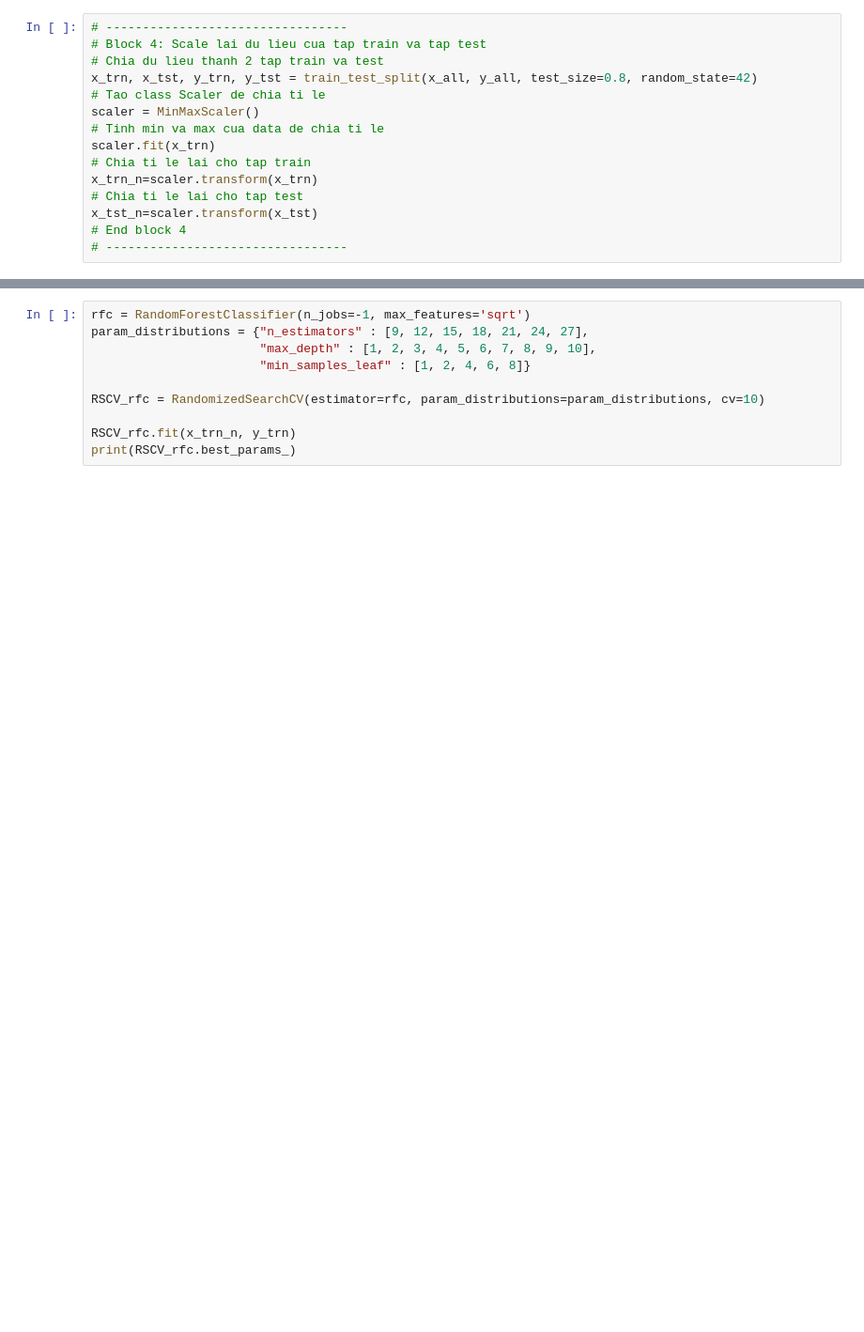
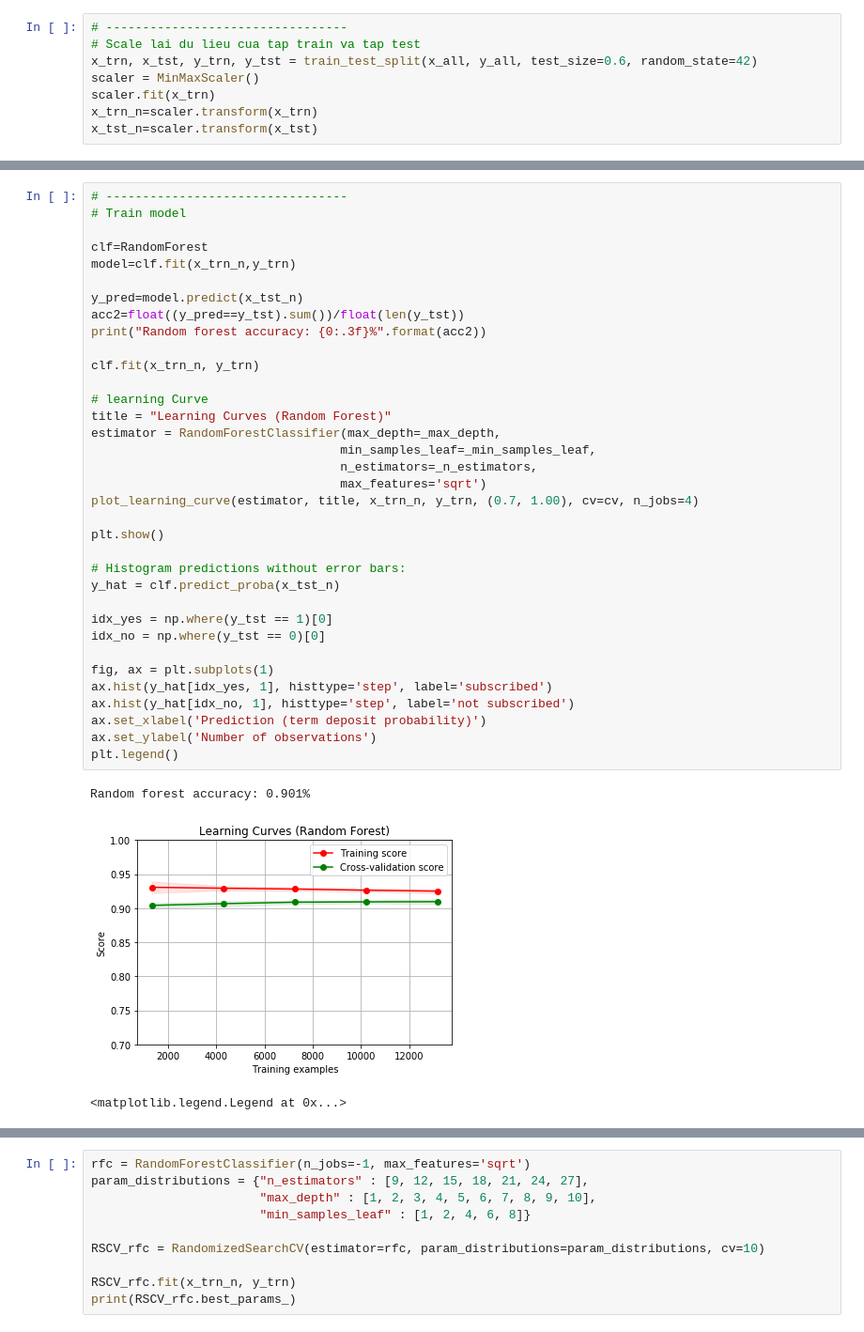
Before and after one commit to LampardNguyen234/skitlearn.randomforest, a Jupyter notebook: book.ipynb, the cells around one changed output, grey strips where cells are left out. Shown: that part at 94% size. Drawn from its saved outputs; the diff is of its cells as text; blank space fills up the shorter version.

```diff
--- a/book.ipynb
+++ b/book.ipynb
@@ -73,15 +70,8 @@ y_all=df1['y_yes']
 # %%
 # ---------------------------------
-# Block 4: Scale lai du lieu cua tap train va tap test
-# Chia du lieu thanh 2 tap train va test
-x_trn, x_tst, y_trn, y_tst = train_test_split(x_all, y_all, test_size=0.8, random_state=42)
-# Tao class Scaler de chia ti le
+# Scale lai du lieu cua tap train va tap test
+x_trn, x_tst, y_trn, y_tst = train_test_split(x_all, y_all, test_size=0.6, random_state=42)
 scaler = MinMaxScaler()
-# Tinh min va max cua data de chia ti le
 scaler.fit(x_trn)
-# Chia ti le lai cho tap train
 x_trn_n=scaler.transform(x_trn)
-# Chia ti le lai cho tap test
 x_tst_n=scaler.transform(x_tst)
-# End block 4
-# ---------------------------------
@@ -128,0 +78,39 @@ Top 10 important variables:
+# %%
+# ---------------------------------
+# Train model
+
+clf=RandomForest
+model=clf.fit(x_trn_n,y_trn)
+
+y_pred=model.predict(x_tst_n)
+acc2=float((y_pred==y_tst).sum())/float(len(y_tst))
+print("Random forest accuracy: {0:.3f}%".format(acc2))
+
+clf.fit(x_trn_n, y_trn)
+
+# learning Curve
+title = "Learning Curves (Random Forest)"
+estimator = RandomForestClassifier(max_depth=_max_depth,
+                                  min_samples_leaf=_min_samples_leaf,
+                                  n_estimators=_n_estimators,
+                                  max_features='sqrt')
+plot_learning_curve(estimator, title, x_trn_n, y_trn, (0.7, 1.00), cv=cv, n_jobs=4)
+
+plt.show()
+
+# Histogram predictions without error bars:
+y_hat = clf.predict_proba(x_tst_n)
+
+idx_yes = np.where(y_tst == 1)[0]
+idx_no = np.where(y_tst == 0)[0]
+
+fig, ax = plt.subplots(1)
+ax.hist(y_hat[idx_yes, 1], histtype='step', label='subscribed')
+ax.hist(y_hat[idx_no, 1], histtype='step', label='not subscribed')
+ax.set_xlabel('Prediction (term deposit probability)')
+ax.set_ylabel('Number of observations')
+plt.legend()
+# %% [output]
+Random forest accuracy: 0.901%
+[figure, added]
+<matplotlib.legend.Legend at 0x...>
```
Also changed, not shown: parts of 30 cells of this notebook, 1 other file.
